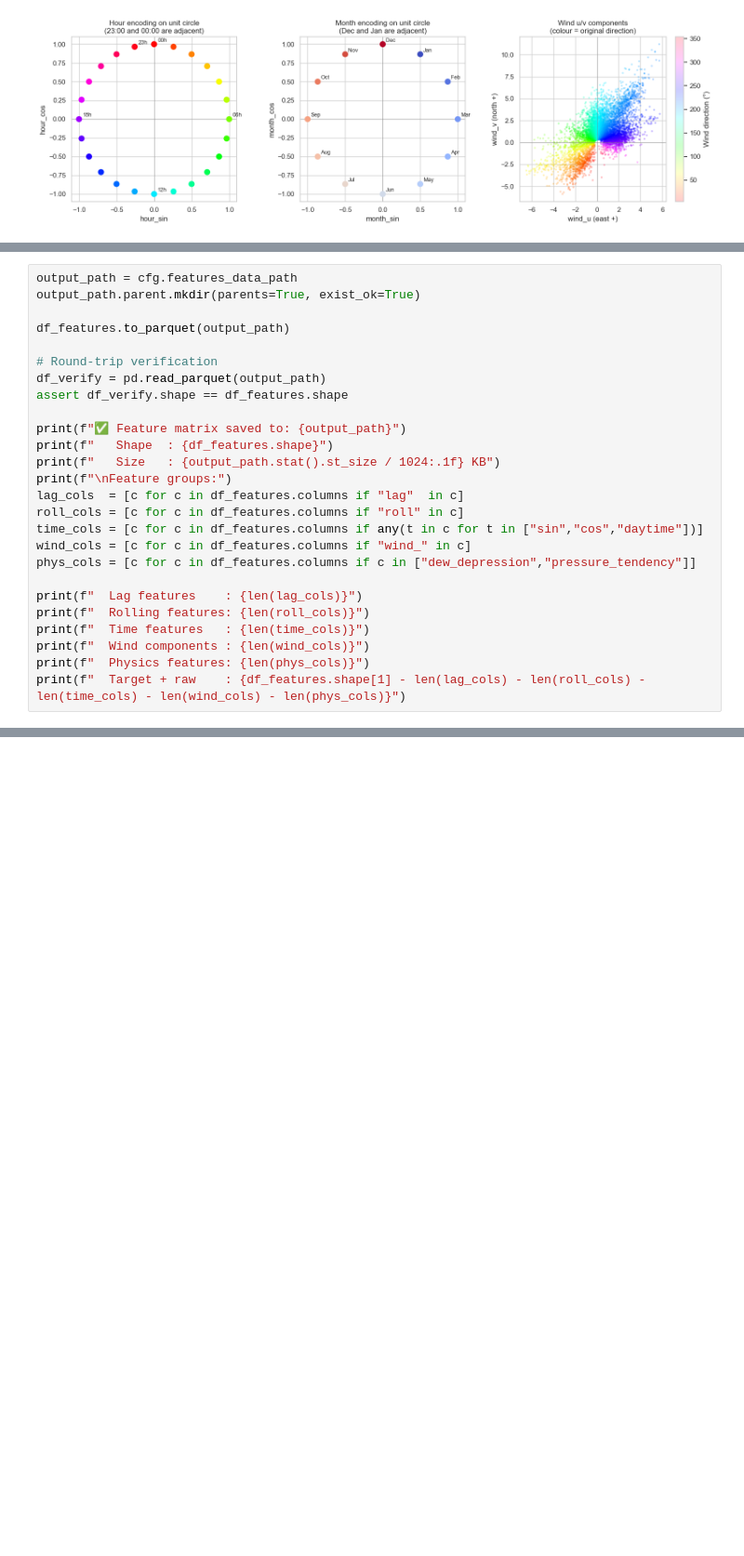
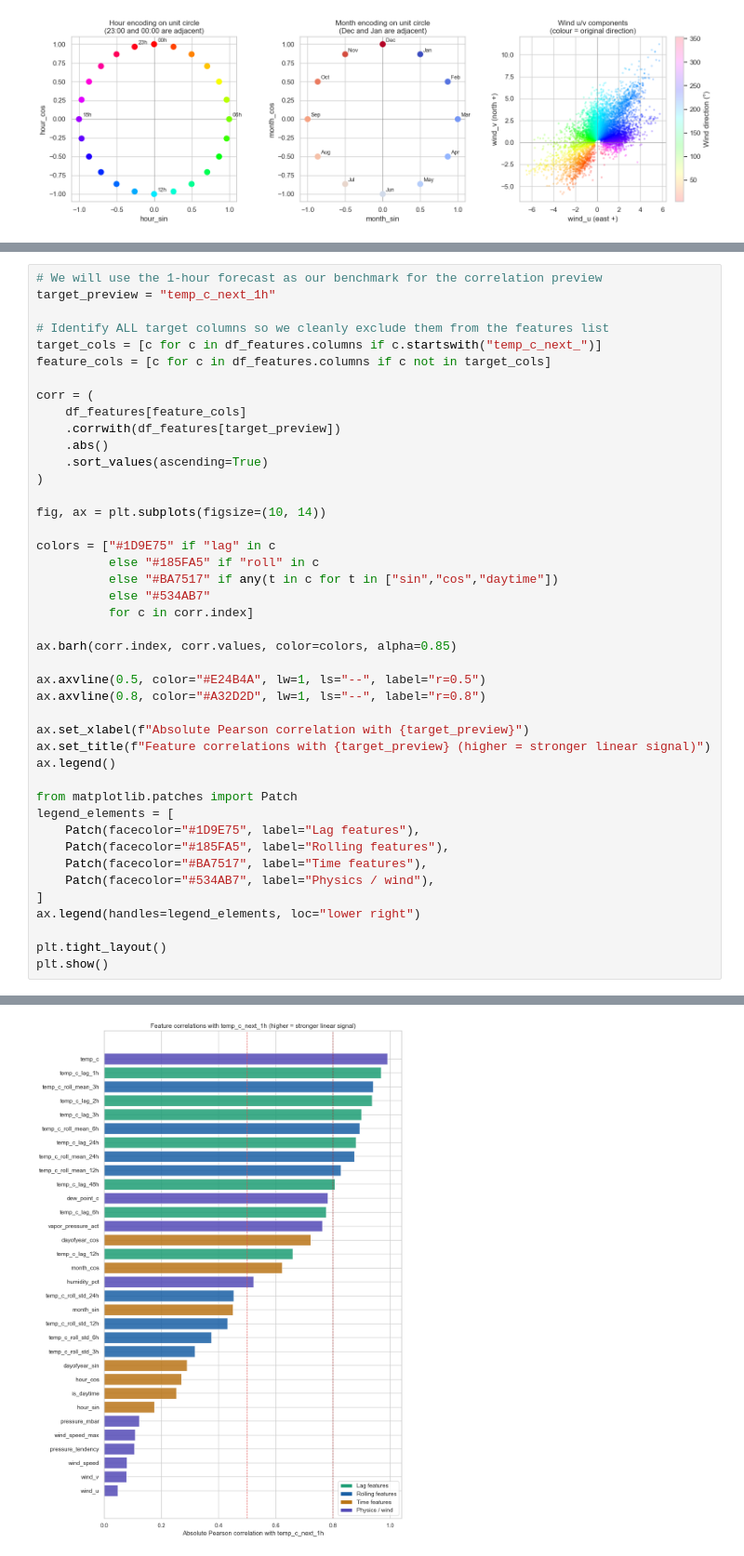
Before and after one commit to SrinivasRaghava41529/Weather-Forcasting, a Jupyter notebook: notebooks/03_features.ipynb, the cells around one changed output, grey strips where cells are left out. Shown at 93% size. Cells and saved outputs as stored; diff of their text form; blank space fills up the shorter version.

```diff
--- a/notebooks/03_features.ipynb
+++ b/notebooks/03_features.ipynb
@@ -206,27 +165,44 @@ plt.show()
 # %%
-output_path = cfg.features_data_path
-output_path.parent.mkdir(parents=True, exist_ok=True)
+# We will use the 1-hour forecast as our benchmark for the correlation preview
+target_preview = "temp_c_next_1h"
 
-df_features.to_parquet(output_path)
+# Identify ALL target columns so we cleanly exclude them from the features list
+target_cols = [c for c in df_features.columns if c.startswith("temp_c_next_")]
+feature_cols = [c for c in df_features.columns if c not in target_cols]
 
-# Round-trip verification
-df_verify = pd.read_parquet(output_path)
-assert df_verify.shape == df_features.shape
+corr = (
+    df_features[feature_cols]
+    .corrwith(df_features[target_preview])
+    .abs()
+    .sort_values(ascending=True)
+)
 
-print(f"✅ Feature matrix saved to: {output_path}")
-print(f"   Shape  : {df_features.shape}")
-print(f"   Size   : {output_path.stat().st_size / 1024:.1f} KB")
-print(f"\nFeature groups:")
-lag_cols  = [c for c in df_features.columns if "lag"  in c]
-roll_cols = [c for c in df_features.columns if "roll" in c]
-time_cols = [c for c in df_features.columns if any(t in c for t in ["sin","cos","daytime"])]
-wind_cols = [c for c in df_features.columns if "wind_" in c]
-phys_cols = [c for c in df_features.columns if c in ["dew_depression","pressure_tendency"]]
+fig, ax = plt.subplots(figsize=(10, 14))
 
-print(f"  Lag features    : {len(lag_cols)}")
-print(f"  Rolling features: {len(roll_cols)}")
-print(f"  Time features   : {len(time_cols)}")
-print(f"  Wind components : {len(wind_cols)}")
-print(f"  Physics features: {len(phys_cols)}")
-print(f"  Target + raw    : {df_features.shape[1] - len(lag_cols) - len(roll_cols) - len(time_cols) - len(wind_cols) - len(phys_cols)}")
+colors = ["#1D9E75" if "lag" in c
+          else "#185FA5" if "roll" in c
+          else "#BA7517" if any(t in c for t in ["sin","cos","daytime"])
+          else "#534AB7"
+          for c in corr.index]
+
+ax.barh(corr.index, corr.values, color=colors, alpha=0.85)
+
+ax.axvline(0.5, color="#E24B4A", lw=1, ls="--", label="r=0.5")
+ax.axvline(0.8, color="#A32D2D", lw=1, ls="--", label="r=0.8")
+
+ax.set_xlabel(f"Absolute Pearson correlation with {target_preview}")
+ax.set_title(f"Feature correlations with {target_preview} (higher = stronger linear signal)")
+ax.legend()
+
+from matplotlib.patches import Patch
+legend_elements = [
+    Patch(facecolor="#1D9E75", label="Lag features"),
+    Patch(facecolor="#185FA5", label="Rolling features"),
+    Patch(facecolor="#BA7517", label="Time features"),
+    Patch(facecolor="#534AB7", label="Physics / wind"),
+]
+ax.legend(handles=legend_elements, loc="lower right")
+
+plt.tight_layout()
+plt.show()
 # %% [output]
@@ -244 +209,2 @@ Feature groups:
+[figure, added]
 # %%
```
Also changed, not shown: parts of 6 cells of this notebook, 16 other files.
